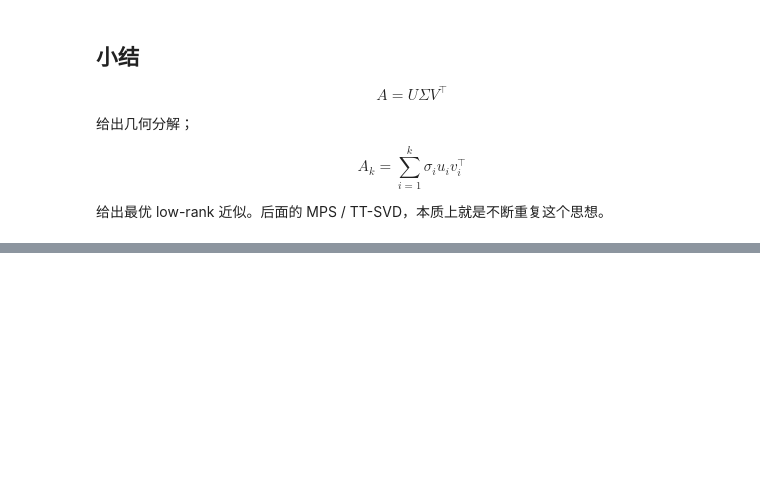
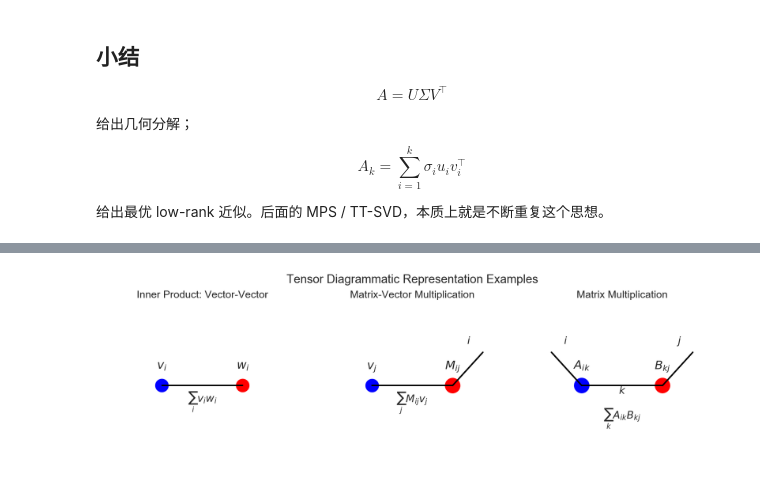
Before and after one commit to ninjaduck7/Tensor-network-basics, a Jupyter notebook: TN_introduction.ipynb, the cells around one changed output, grey strips where cells are left out. Drawn from its saved outputs; the diff is of its cells as text; code cells hidden in the pictures; blank space fills up the shorter version.

```diff
--- a/TN_introduction.ipynb
+++ b/TN_introduction.ipynb
@@ -356,0 +379,64 @@ $$
+# %%
+# Create visualizations for tensor diagrammatic representation
+fig, axes = plt.subplots(1, 3, figsize=(12, 4))
+
+# 1. Inner product (vector-vector)
+ax = axes[0]
+# Create two vector nodes
+ax.scatter([0.3, 0.7], [0.5, 0.5], s=300, c=['blue', 'red'])
+# Add connecting edge
+ax.plot([0.3, 0.7], [0.5, 0.5], 'k-', linewidth=2)
+# Add labels
+ax.text(0.3, 0.6, r'$v_i$', fontsize=16, ha='center')
+ax.text(0.7, 0.6, r'$w_i$', fontsize=16, ha='center')
+ax.text(0.5, 0.4, r'$\sum_i v_i w_i$', fontsize=14, ha='center')
+ax.set_xlim(0, 1)
+ax.set_ylim(0, 1)
+ax.set_title('Inner Product: Vector-Vector', fontsize=14)
+ax.axis('off')
+
+# 2. Matrix-vector multiplication
+ax = axes[1]
+# Create matrix and vector nodes
+ax.scatter([0.3], [0.5], s=300, c='blue')  # vector
+ax.scatter([0.7], [0.5], s=400, c='red')   # matrix
+# Add connecting edge
+ax.plot([0.3, 0.7], [0.5, 0.5], 'k-', linewidth=2)
+# Add free edge for matrix
+ax.plot([0.7, 0.85], [0.5, 0.7], 'k-', linewidth=2)
+# Add labels
+ax.text(0.3, 0.6, r'$v_j$', fontsize=16, ha='center')
+ax.text(0.7, 0.6, r'$M_{ij}$', fontsize=16, ha='center')
+ax.text(0.78, 0.75, r'$i$', fontsize=14, ha='center')
+ax.text(0.5, 0.4, r'$\sum_j M_{ij} v_j$', fontsize=14, ha='center')
+ax.set_xlim(0, 1)
+ax.set_ylim(0, 1)
+ax.set_title('Matrix-Vector Multiplication', fontsize=14)
+ax.axis('off')
+
+# 3. Matrix multiplication
+ax = axes[2]
+# Create two matrix nodes
+ax.scatter([0.3, 0.7], [0.5, 0.5], s=400, c=['blue', 'red'])
+# Add connecting edge
+ax.plot([0.3, 0.7], [0.5, 0.5], 'k-', linewidth=2)
+# Add free edges
+ax.plot([0.3, 0.15], [0.5, 0.7], 'k-', linewidth=2)  # left matrix free edge
+ax.plot([0.7, 0.85], [0.5, 0.7], 'k-', linewidth=2)  # right matrix free edge
+# Add labels
+ax.text(0.3, 0.6, r'$A_{ik}$', fontsize=16, ha='center')
+ax.text(0.7, 0.6, r'$B_{kj}$', fontsize=16, ha='center')
+ax.text(0.22, 0.75, r'$i$', fontsize=14, ha='center')
+ax.text(0.5, 0.45, r'$k$', fontsize=14, ha='center')
+ax.text(0.78, 0.75, r'$j$', fontsize=14, ha='center')
+ax.text(0.5, 0.3, r'$\sum_k A_{ik} B_{kj}$', fontsize=14, ha='center')
+ax.set_xlim(0, 1)
+ax.set_ylim(0, 1)
+ax.set_title('Matrix Multiplication', fontsize=14)
+ax.axis('off')
+
+plt.suptitle('Tensor Diagrammatic Representation Examples', fontsize=16, y=0.95)
+plt.tight_layout()
+plt.show()
+# %% [output]
+[figure, added]
```
Also changed, not shown: parts of 8 cells of this notebook.
